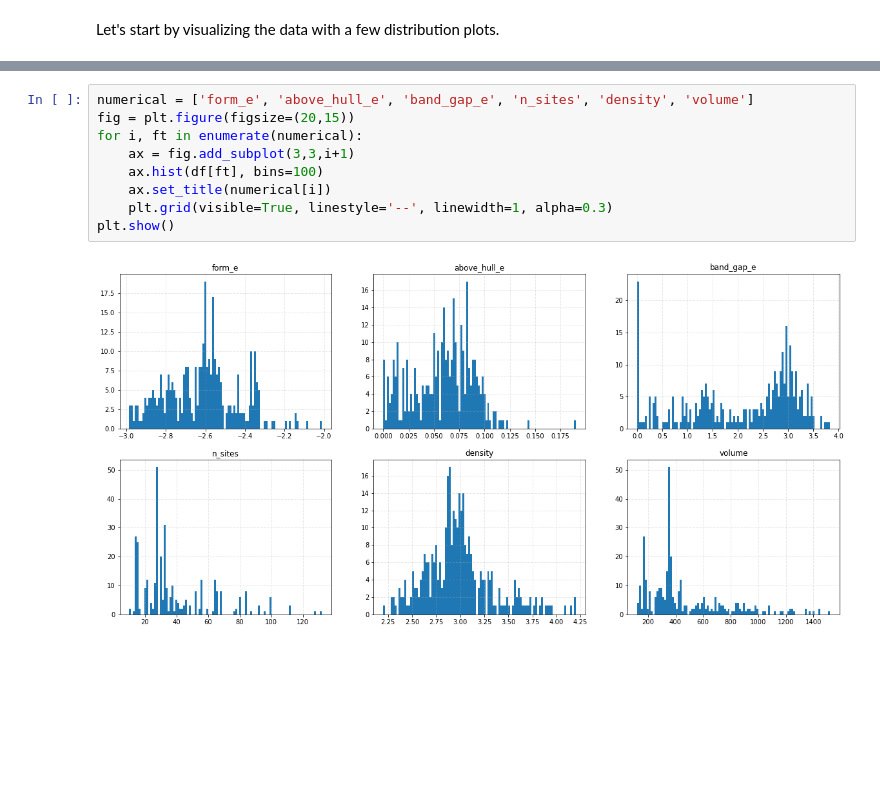
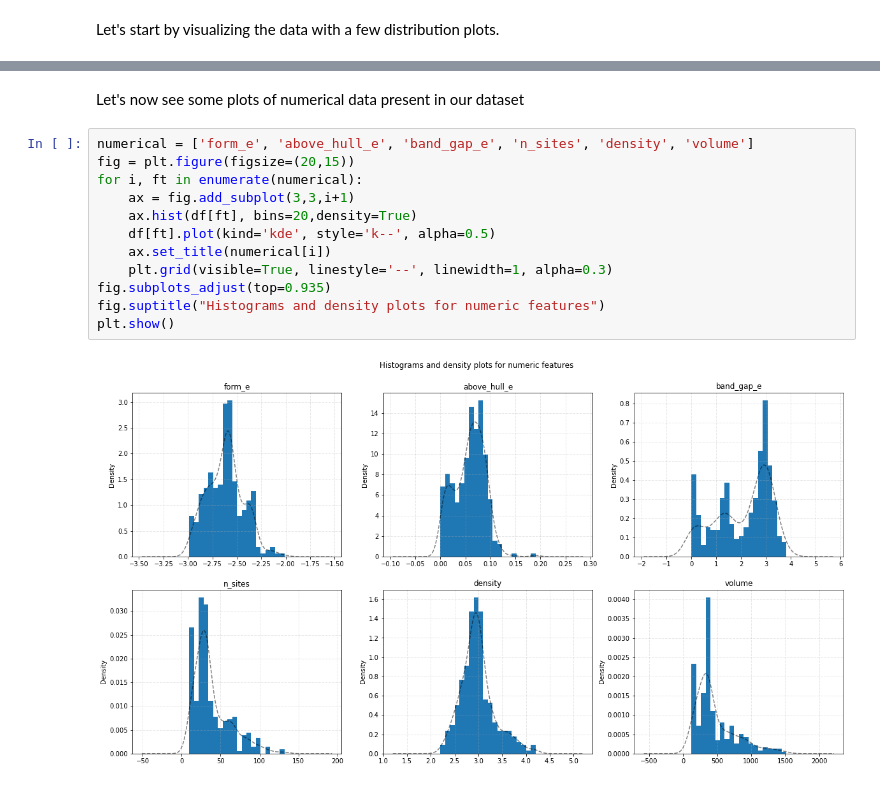
Before and after one commit to lumtvn/batteries-crystal-system, a Jupyter notebook: first_steps.ipynb, the cells around one changed output, grey strips where cells are left out. Drawn from its saved outputs; the diff is of its cells as text; blank space fills up the shorter version.

Commit message:
some exploration on numerical features

```diff
--- a/first_steps.ipynb
+++ b/first_steps.ipynb
@@ -81,11 +107,16 @@ Let's start by visualizing the data with a few distribution plots.
+# %% [markdown]
+Let's now see some plots of numerical data present in our dataset
 # %%
 numerical = ['form_e', 'above_hull_e', 'band_gap_e', 'n_sites', 'density', 'volume']
 fig = plt.figure(figsize=(20,15))
 for i, ft in enumerate(numerical):
     ax = fig.add_subplot(3,3,i+1)
-    ax.hist(df[ft], bins=100)
+    ax.hist(df[ft], bins=20,density=True)
+    df[ft].plot(kind='kde', style='k--', alpha=0.5)
     ax.set_title(numerical[i])
     plt.grid(visible=True, linestyle='--', linewidth=1, alpha=0.3)
+fig.subplots_adjust(top=0.935)
+fig.suptitle("Histograms and density plots for numeric features")
 plt.show()
 # %% [output]
-[figure, old version]
+[figure, new version]
```
Also changed, not shown: parts of 10 cells of this notebook.
